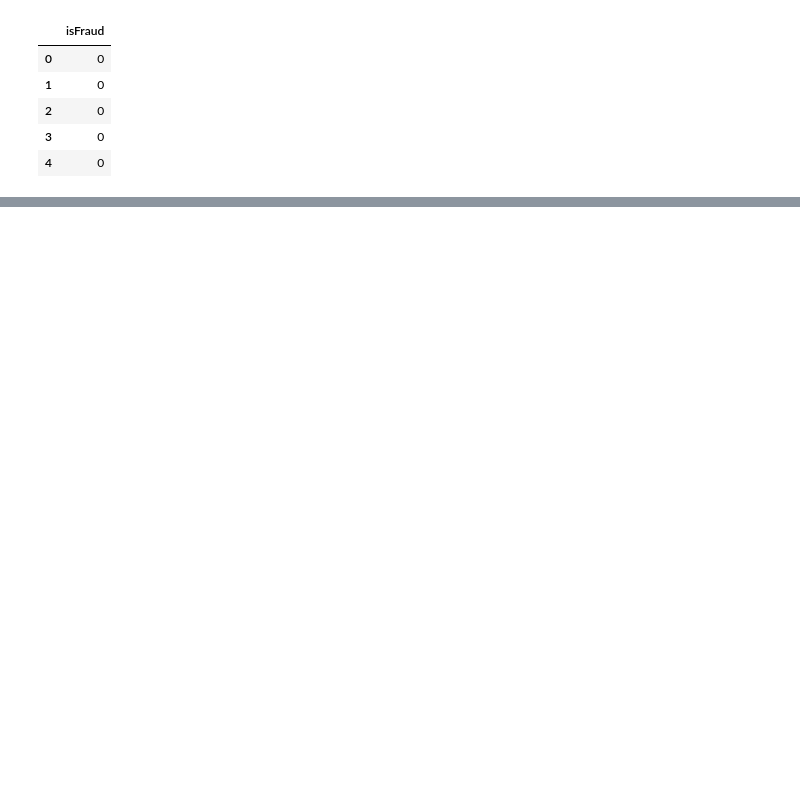
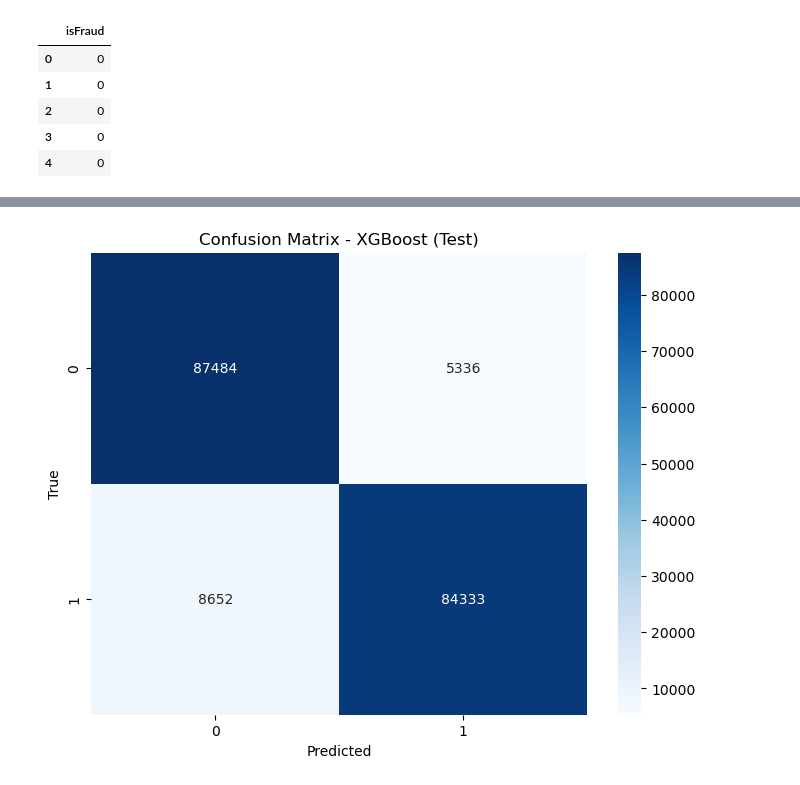
Before and after one commit to mohammedbourkache/PFE_detection_fraudes_DS_1, a Jupyter notebook: Dataset_2/equilibrees/equilibre.ipynb, the cells around one changed output, grey strips where cells are left out. Drawn from its saved outputs; the diff is of its cells as text; code cells hidden in the pictures; blank space fills up the shorter version.

```diff
--- a/Dataset_2/equilibrees/equilibre.ipynb
+++ b/Dataset_2/equilibrees/equilibre.ipynb
@@ -237,0 +284,74 @@ df = df.sort_values(by='isFraud').sample(frac=1, random_state=5)
+# %%
+from xgboost import XGBClassifier
+
+
+# Créer et entraîner un modèle XGBoost
+model_xgb = XGBClassifier()
+model_xgb.fit(X_sm_train, y_sm_train)
+
+# Valider le modèle sur l'ensemble de validation
+y_sm_val_pred_xgb = model_xgb.predict(X_sm_val)
+
+# Évaluer les performances du modèle sur l'ensemble de validation
+accuracy_val_xgb = accuracy_score(y_sm_val, y_sm_val_pred_xgb)
+precision_val_xgb = precision_score(y_sm_val, y_sm_val_pred_xgb)
+recall_val_xgb = recall_score(y_sm_val, y_sm_val_pred_xgb)
+roc_auc_val_xgb = roc_auc_score(y_sm_val, y_sm_val_pred_xgb)
+
+print("XGBoost - Validation Set Metrics:")
+print("Accuracy:", accuracy_val_xgb)
+print("Precision:", precision_val_xgb)
+print("Recall:", recall_val_xgb)
+print("ROC AUC:", roc_auc_val_xgb)
+
+# Calculer la matrice de confusion pour l'ensemble de validation
+confusion_matrix_val_xgb = confusion_matrix(y_sm_val, y_sm_val_pred_xgb)
+print("Confusion Matrix - Validation Set:")
+print(confusion_matrix_val_xgb)
+print('________________________________')
+
+# Prédire sur l'ensemble de training
+y_sm_train_pred_xgb = model_xgb.predict(X_sm_train)
+
+# Évaluer les performances du modèle sur l'ensemble de training
+accuracy_train_xgb = accuracy_score(y_sm_train, y_sm_train_pred_xgb)
+precision_train_xgb = precision_score(y_sm_train, y_sm_train_pred_xgb)
+recall_train_xgb = recall_score(y_sm_train, y_sm_train_pred_xgb)
+roc_auc_train_xgb = roc_auc_score(y_sm_train, y_sm_train_pred_xgb)
+
+print("\nXGBoost - Training Set Metrics:")
+print("Accuracy:", accuracy_train_xgb)
+print("Precision:", precision_train_xgb)
+print("Recall:", recall_train_xgb)
+print("ROC AUC:", roc_auc_train_xgb)
+
+# Calculer la matrice de confusion pour l'ensemble de training
+confusion_matrix_train_xgb = confusion_matrix(y_sm_train, y_sm_train_pred_xgb)
+print("Confusion Matrix - Training Set:")
+print(confusion_matrix_train_xgb)
+print('________________________________')
+
+# Prédire sur l'ensemble de test
+y_sm_test_pred_xgb = model_xgb.predict(X_sm_test)
+
+# Évaluer les performances du modèle sur l'ensemble de test
+accuracy_test_xgb = accuracy_score(y_sm_test, y_sm_test_pred_xgb)
+precision_test_xgb = precision_score(y_sm_test, y_sm_test_pred_xgb)
+recall_test_xgb = recall_score(y_sm_test, y_sm_test_pred_xgb)
+roc_auc_test_xgb = roc_auc_score(y_sm_test, y_sm_test_pred_xgb)
+
+print("\nXGBoost - Test Set Metrics:")
+print("Accuracy:", accuracy_test_xgb)
+print("Precision:", precision_test_xgb)
+print("Recall:", recall_test_xgb)
+print("ROC AUC:", roc_auc_test_xgb)
+
+# Afficher la matrice de confusion avec Seaborn pour l'ensemble de test
+confusion_matrix_test_xgb = confusion_matrix(y_sm_test, y_sm_test_pred_xgb)
+plt.figure(figsize=(8, 6))
+sns.heatmap(confusion_matrix_test_xgb, annot=True, cmap='Blues', fmt='g')
+plt.title("Confusion Matrix - XGBoost (Test)")
+plt.xlabel("Predicted")
+plt.ylabel("True")
+plt.show()
+# %% [output]
@@ -237,0 +375 @@ df = df.sort_values(by='isFraud').sample(frac=1, random_state=5)
+[figure, added]
```
Also changed, not shown: parts of 15 cells of this notebook.
